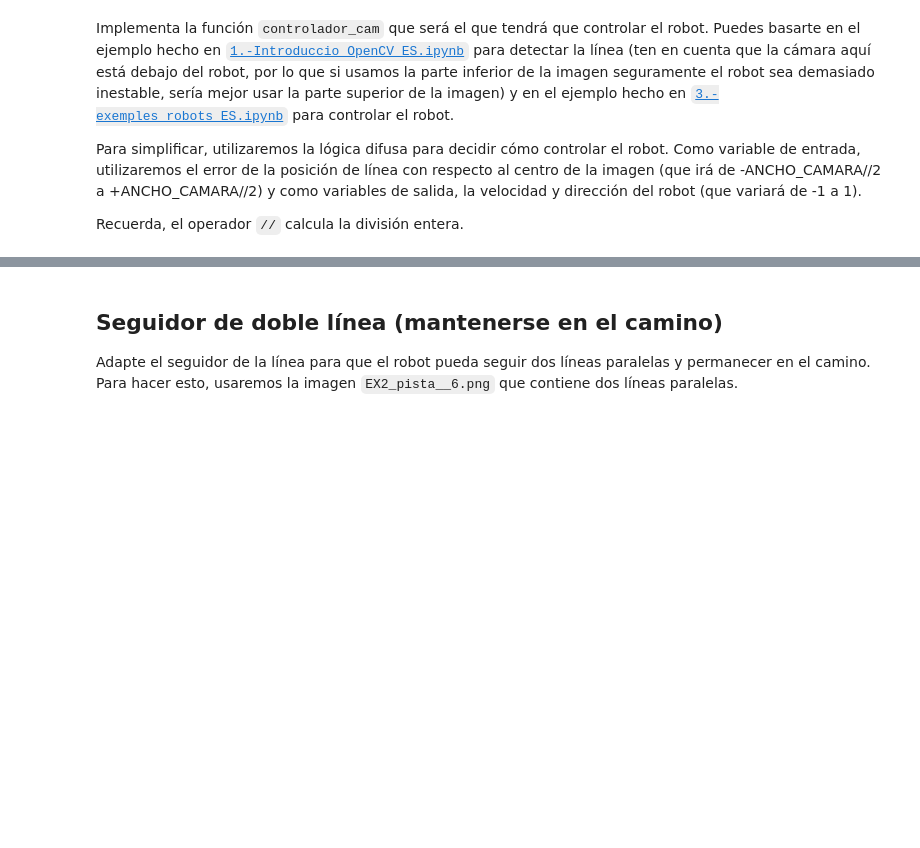
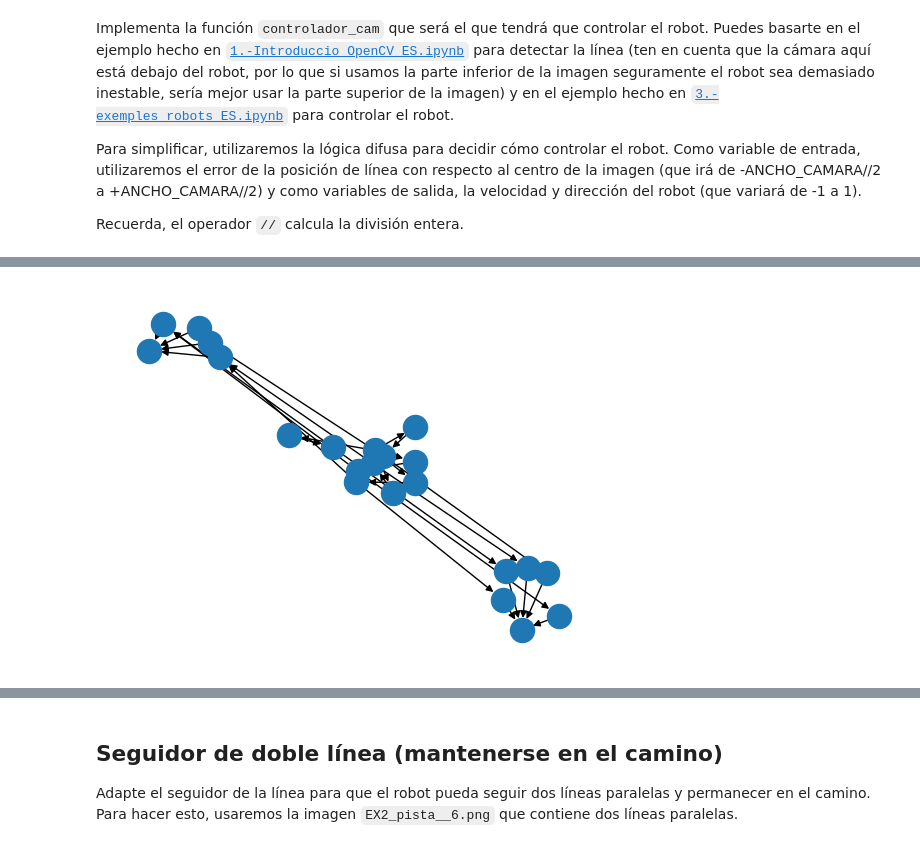
Before and after one commit to yuu067/MIA-IABD-2425, a Jupyter notebook: UD04/notebooks/EX3.-navegant_camera_fuzzy_ES.ipynb, the cells around one changed output, grey strips where cells are left out. Saved outputs shown, nothing was run; the diff lists cells and outputs as text; code cells hidden in the pictures; blank space fills up the shorter version.

```diff
--- a/UD04/notebooks/EX3.-navegant_camera_fuzzy_ES.ipynb
+++ b/UD04/notebooks/EX3.-navegant_camera_fuzzy_ES.ipynb
@@ -167,0 +127,18 @@ Simulation stopped at: 00:01:00.00; speed 10.7 x real time
+# %%
+from skfuzzy import control as ctrl
+
+# Definimos las reglas
+rule1 = ctrl.Rule(cam['z'], (rot['cent'], vel['alta']))
+rule2 = ctrl.Rule(cam['positivo'], (rot['dch'], vel['media']))
+rule3 = ctrl.Rule(cam['negativo'], (rot['izq'], vel['media']))
+rule4 = ctrl.Rule(cam['m_negativo'], (rot['izq_tot'], vel['m_baja']))
+rule5 = ctrl.Rule(cam['m_positivo'], (rot['dch_tot'], vel['m_baja']))
+
+# Definimos el sistema de control
+control = ctrl.ControlSystem([rule1,rule2,rule3,rule4,rule5])
+# Simulamos el sistema de control
+control.view()
+
+controlador = ctrl.ControlSystemSimulation(control)
+# %% [output]
+[figure, added]
```
Also changed, not shown: parts of 7 cells of this notebook.
